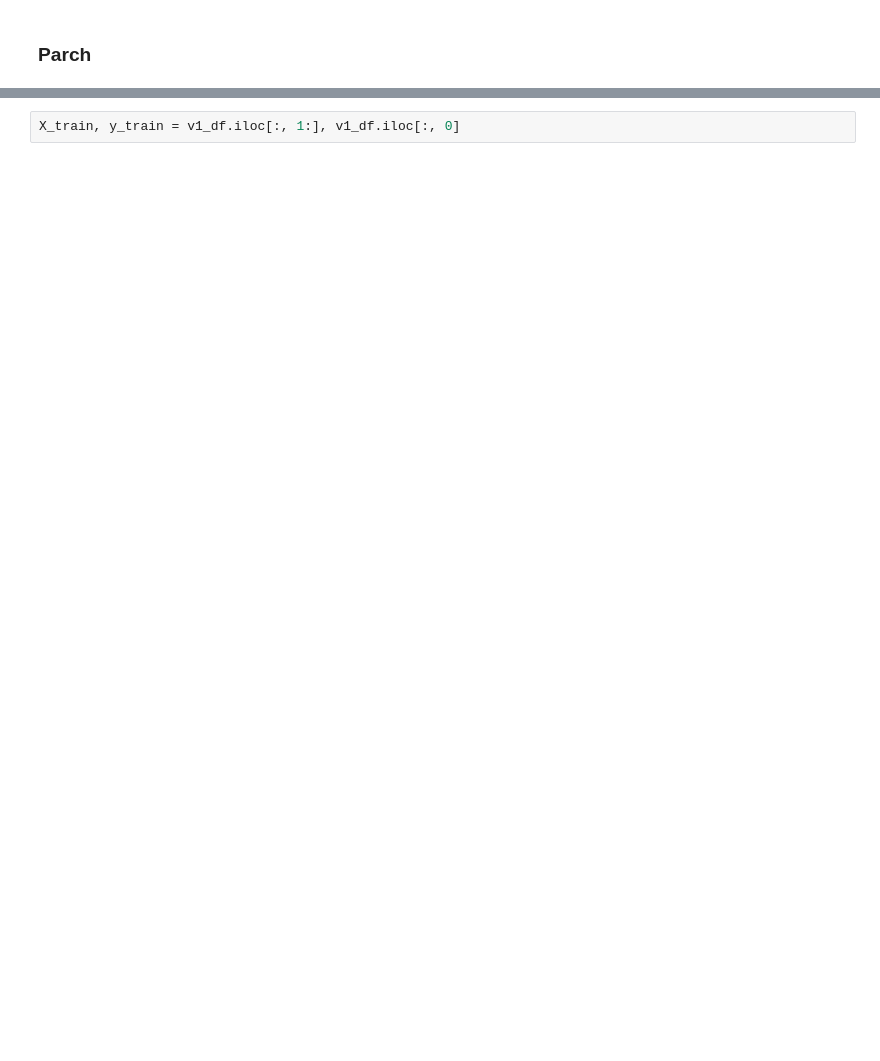
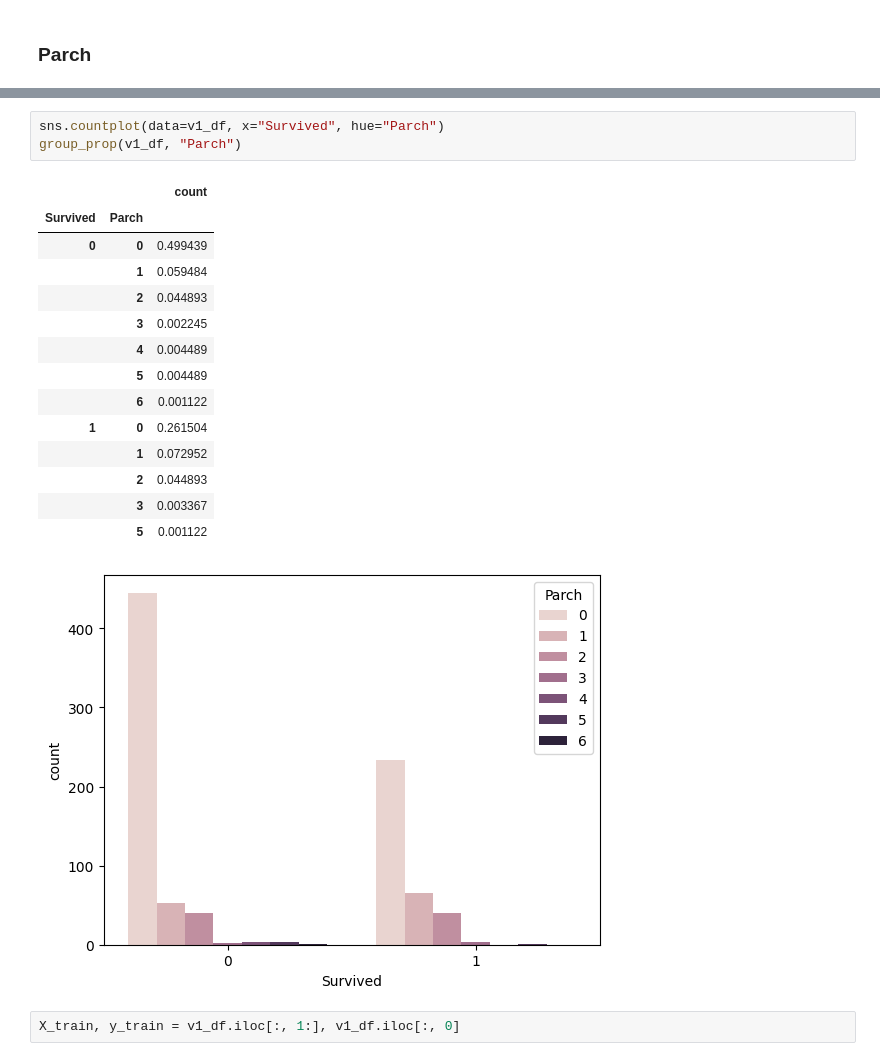
Before and after one commit to mushroom3969/Kaggle, a Jupyter notebook: Titanic.ipynb, the cells around one changed output, grey strips where cells are left out. Saved outputs shown, nothing was run; the diff lists cells and outputs as text; blank space fills up the shorter version.

```diff
--- a/Titanic.ipynb
+++ b/Titanic.ipynb
@@ -403,2 +399,21 @@ group_prop(v1_df, "Parch")
+# %%
+sns.countplot(data=v1_df, x="Survived", hue="Parch")
+group_prop(v1_df, "Parch")
+# %% [output]
+|  |  | count |
+| Survived | Parch |  |
+| 0 | 0 | 0.499439 |
+|  | 1 | 0.059484 |
+|  | 2 | 0.044893 |
+|  | 3 | 0.002245 |
+|  | 4 | 0.004489 |
+|  | 5 | 0.004489 |
+|  | 6 | 0.001122 |
+| 1 | 0 | 0.261504 |
+|  | 1 | 0.072952 |
+|  | 2 | 0.044893 |
+|  | 3 | 0.003367 |
+|  | 5 | 0.001122 |
+[figure, added]
 # %%
 X_train, y_train = v1_df.iloc[:, 1:], v1_df.iloc[:, 0]
```
Also changed, not shown: parts of 7 cells of this notebook.
